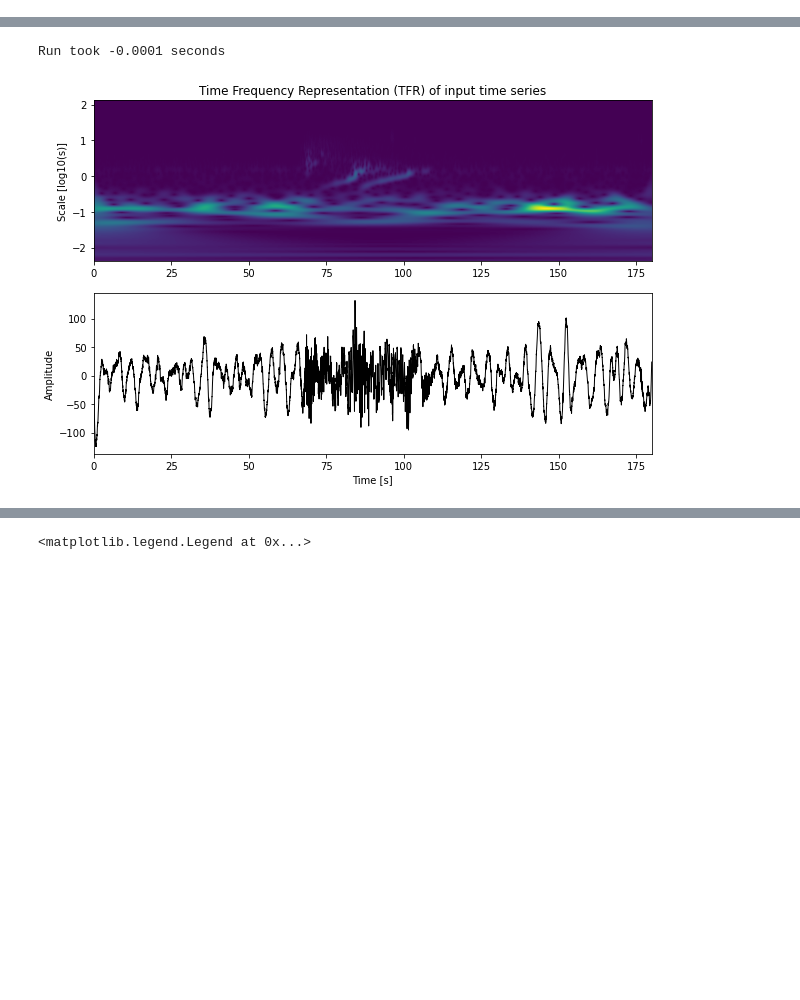
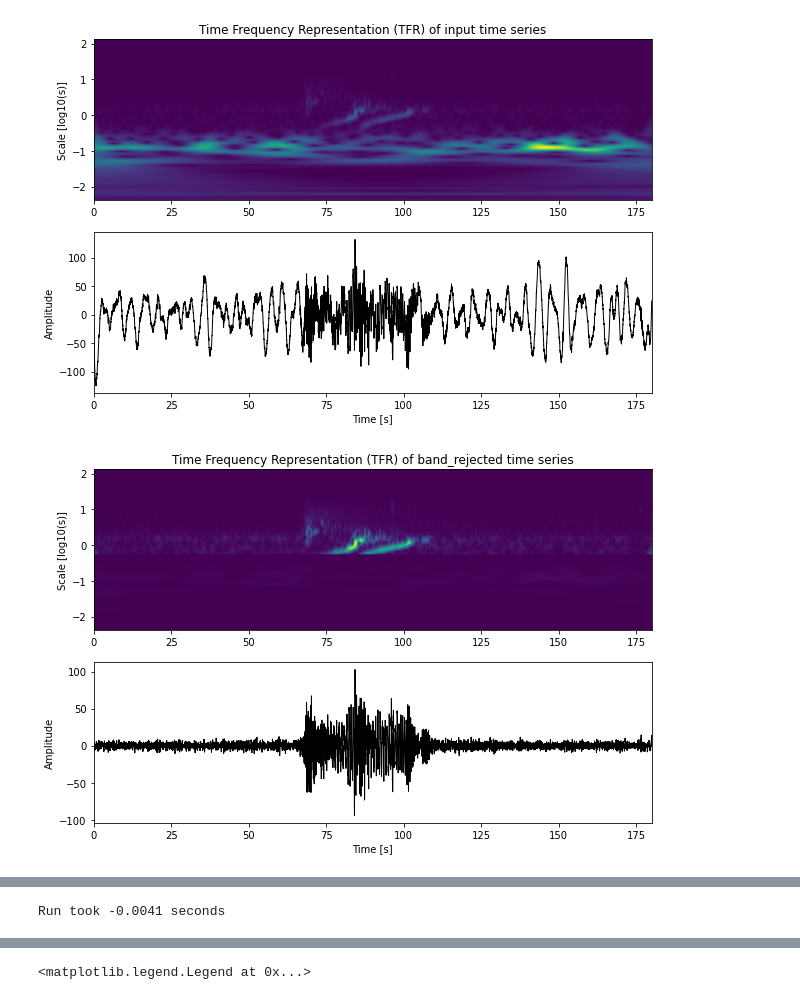
Before and after one commit to LLNL/pysolate, a Jupyter notebook: example_notebook.ipynb, the cells around one changed output, grey strips where cells are left out. Drawn from its saved outputs; the diff is of its cells as text; code cells hidden in the pictures; blank space fills up the shorter version.

```diff
--- a/example_notebook.ipynb
+++ b/example_notebook.ipynb
@@ -31,25 +32,27 @@ import timeit
 # %%
 # Read example data from BCseis
 sacfile = "/Users/chiang4/Work/NNSA/LYNM/denoiser/bc_v1.1/data/5014.YW.0.sp0011.DPZ"
 #sacfile = "/Users/chiang4/Work/NNSA/LYNM/denoiser/bc_v1.1/data/*DPZ" # multiple traces
 st = read(sacfile)
 
 start = timeit.timeit()
 # Use the default values to process time series
 # Refer to :class:pyblockseis.Parameter docstring for details
 params = bcs.Parameter(block_threshold=1.0, noise_threshold="hard", signal_threshold="hard")
 
 # Initalize the block processing module
 block = bcs.Block(choice=params, data=st)
 
 # Run the denoiser
 block.run()
 end = timeit.timeit()
-print("Run took %.4f seconds"%(end - start))
 
 # Plot results
 block.plot("input")
-#block.plot("band_rejected")
-#block.plot("noise_removed")
-#block.plot("signal_removed")
+block.plot("band_rejected")
+block.plot("noise_removed")
+block.plot("signal_removed")
+print("Run took %.4f seconds"%(end - start))
 # %% [output]
+[figure]
+[figure, added]
@@ -56,2 +61 @@ block.plot("input")
-Run took -0.0001 seconds
+Run took -0.0041 seconds
-[figure]
```
Also changed, not shown: parts of 8 cells of this notebook, 41 other files.
